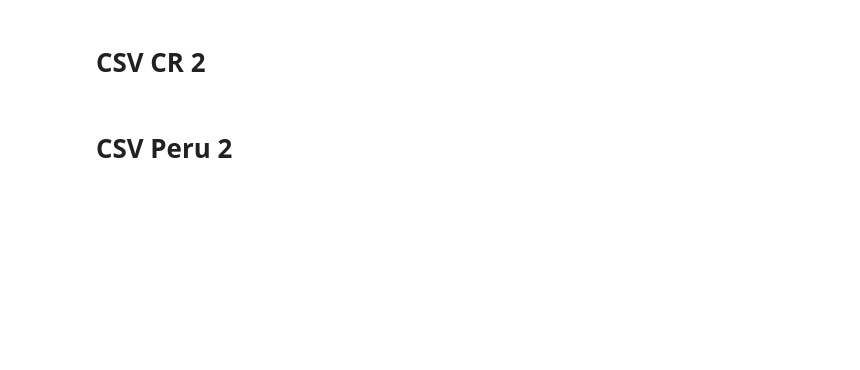
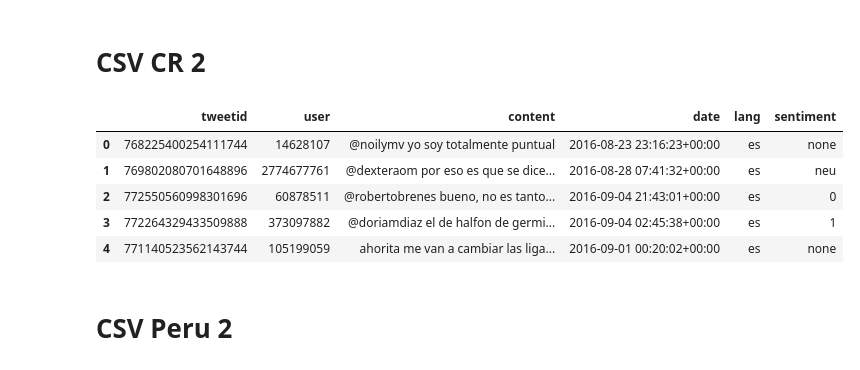
Before and after one commit to alexmendezsomoza/Proyecto-Final, a Jupyter notebook: proyecto_final/TEST Pandas NLP - Twitter.ipynb, the cells around one changed output. Cells and saved outputs as stored; diff of their text form; code cells hidden in the pictures; blank space fills up the shorter version.

```diff
--- a/proyecto_final/TEST Pandas NLP - Twitter.ipynb
+++ b/proyecto_final/TEST Pandas NLP - Twitter.ipynb
@@ -369,2 +482,13 @@ xml_file.close()
+# %%
+#tomar los datos del archivo creado en un dataframe
+costarica2 = pd.read_json('intertass-CR-train-tagged-sintilde.json')
+costarica2.head()
+# %% [output]
+|  | tweetid | user | content | date | lang | sentiment |
+| 0 | 768225400254111744 | 14628107 | @noilymv yo soy totalmente puntual | 2016-08-23 23:16:23+00:00 | es | none |
+| 1 | 769802080701648896 | 2774677761 | @dexteraom por eso es que se dice... | 2016-08-28 07:41:32+00:00 | es | neu |
+| 2 | 772550560998301696 | 60878511 | @robertobrenes bueno, no es tanto... | 2016-09-04 21:43:01+00:00 | es | 0 |
+| 3 | 772264329433509888 | 373097882 | @doriamdiaz el de halfon de germi... | 2016-09-04 02:45:38+00:00 | es | 1 |
+| 4 | 771140523562143744 | 105199059 | ahorita me van a cambiar las liga... | 2016-09-01 00:20:02+00:00 | es | none |
 # %% [markdown]
 # CSV Peru 2
```
Also changed, not shown: parts of 18 cells of this notebook, 11 other files.
